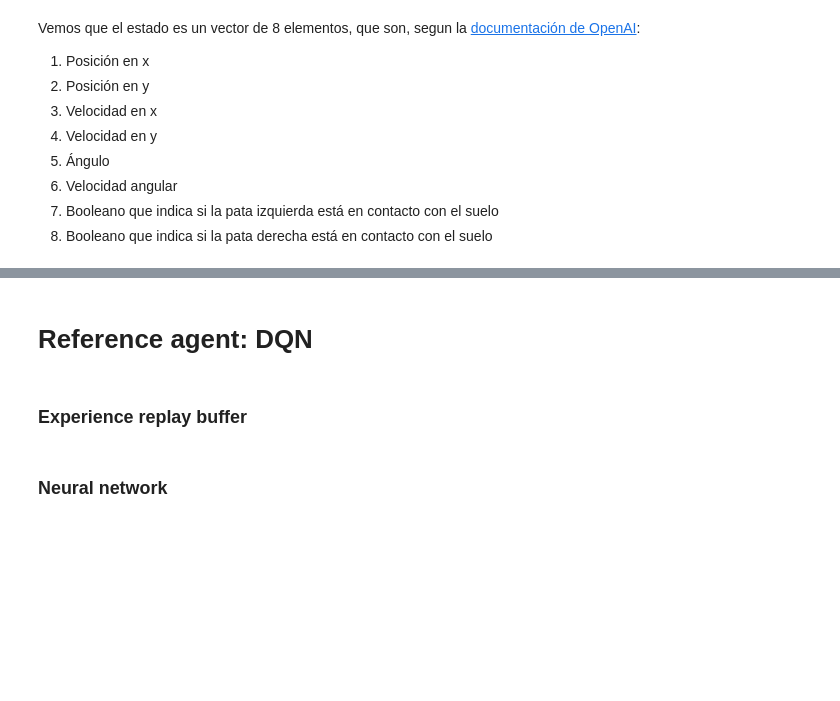
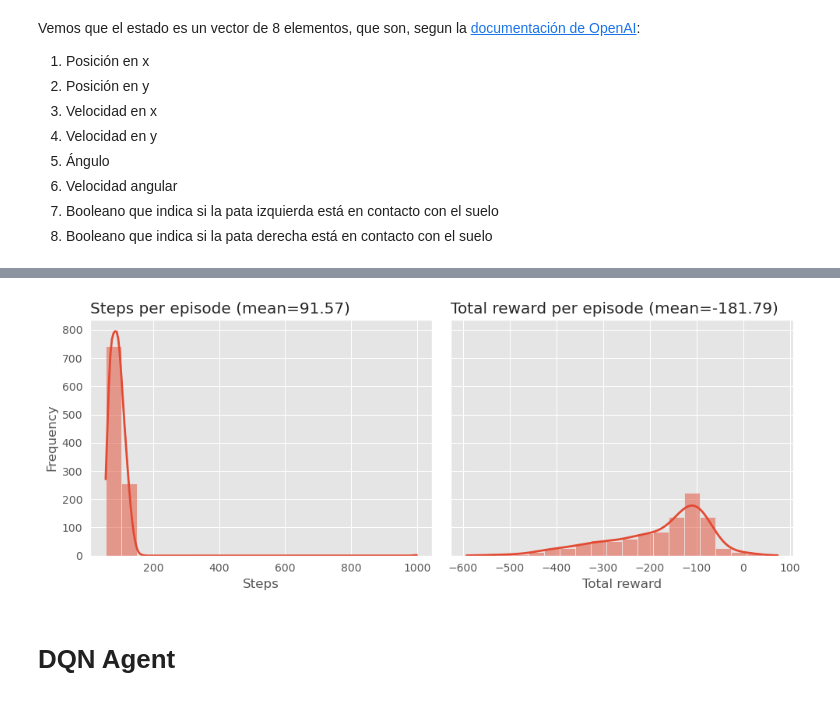
Before and after one commit to gvillalba86/ReinforcementLearning, a Jupyter notebook: PRA_Lunar_Lander/Lunar_Lander.ipynb, the cells around one changed output, grey strips where cells are left out. Cells and saved outputs as stored; diff of their text form; code cells hidden in the pictures; blank space fills up the shorter version.

```diff
--- a/PRA_Lunar_Lander/Lunar_Lander.ipynb
+++ b/PRA_Lunar_Lander/Lunar_Lander.ipynb
@@ -75,14 +72,3 @@ Vemos que el estado es un vector de 8 elementos, que son, segun la [documentaci
 6. Velocidad angular
 7. Booleano que indica si la pata izquierda está en contacto con el suelo
 8. Booleano que indica si la pata derecha está en contacto con el suelo
-# %%
-class randAgent():
-    '''Class for a random agent.'''
-    def __init__(self, env):
-        self.env = env
-        self.action_space = env.action_space.n
-        self.observation_space = env.observation_space.shape[0]
-
-
-    def get_action(self, state):
-        return self.env.action_space.sample()
@@ -148,16 +80,0 @@ total_rewards, n_steps = play_episodes(env, random_agent, n_episodes)
-# %%
-# Plotting the results
-def plot_results_hist(n_steps, total_rewards):
-    fig, ax = plt.subplots(1,2,figsize=(10,4), sharey=True)
-    sns.histplot(x=n_steps, ax=ax[0], bins=20, kde=True)
-    ax[0].set_title(f'Steps per episode (mean={n_steps.mean():.2f})')
-    ax[0].set_xlabel('Steps')
-    ax[0].set_ylabel('Frequency')
-    sns.histplot(x=total_rewards, ax=ax[1], bins=20, kde=True)
-    ax[1].set_title(f'Total reward per episode (mean={total_rewards.mean():.2f})')
-    ax[1].set_xlabel('Total reward')
-    ax[1].set_ylabel('Frequency')
-    fig.tight_layout()
-    plt.show()
-
-plot_results_hist(n_steps, total_rewards)
@@ -166,4 +85,9 @@ plot_results_hist(n_steps, total_rewards)
+# %%
+n_episodes = 1000
+total_rewards, n_steps = play_n_episodes(env, random_agent, n_episodes)
+# Plotting the results
+plot_results_hist(n_steps, total_rewards)
+# %% [output]
+[figure, added]
 # %% [markdown]
-# Reference agent: DQN
+# DQN Agent
-# %% [markdown]
-### Experience replay buffer
@@ -195,2 +93,0 @@ class experienceReplayBuffer:
-# %% [markdown]
-### Neural network
```
Also changed, not shown: parts of 83 cells of this notebook, 40 other files.
